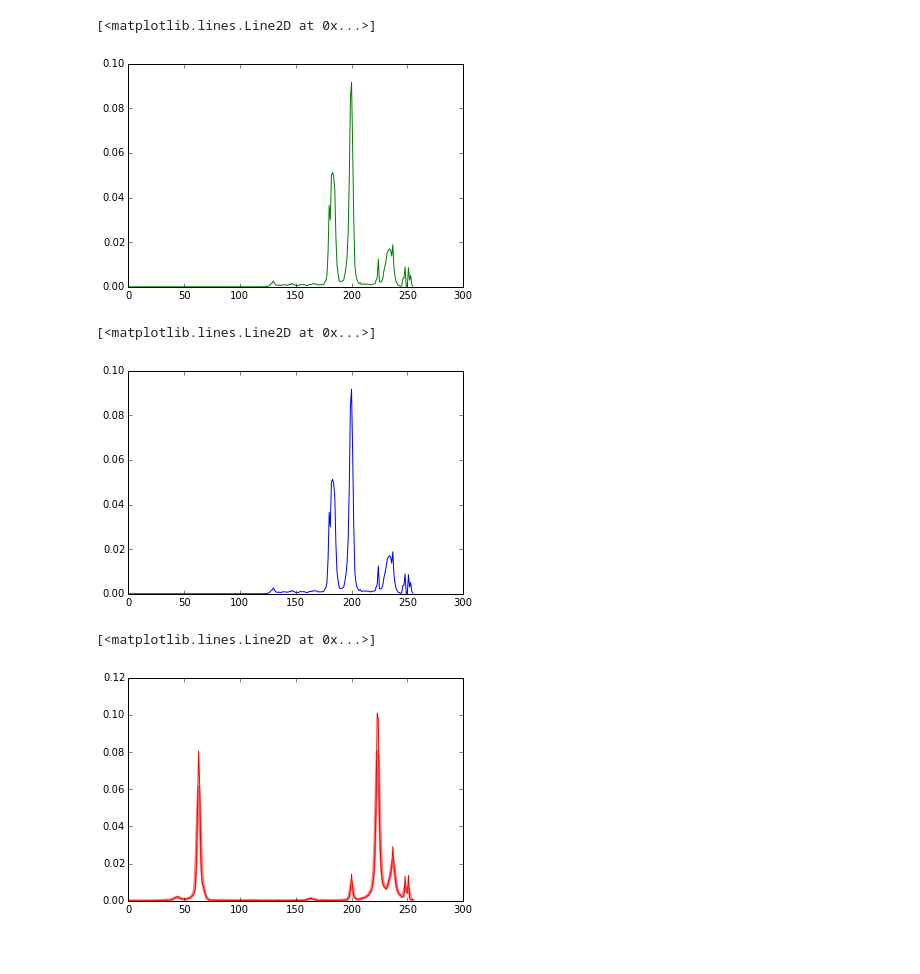
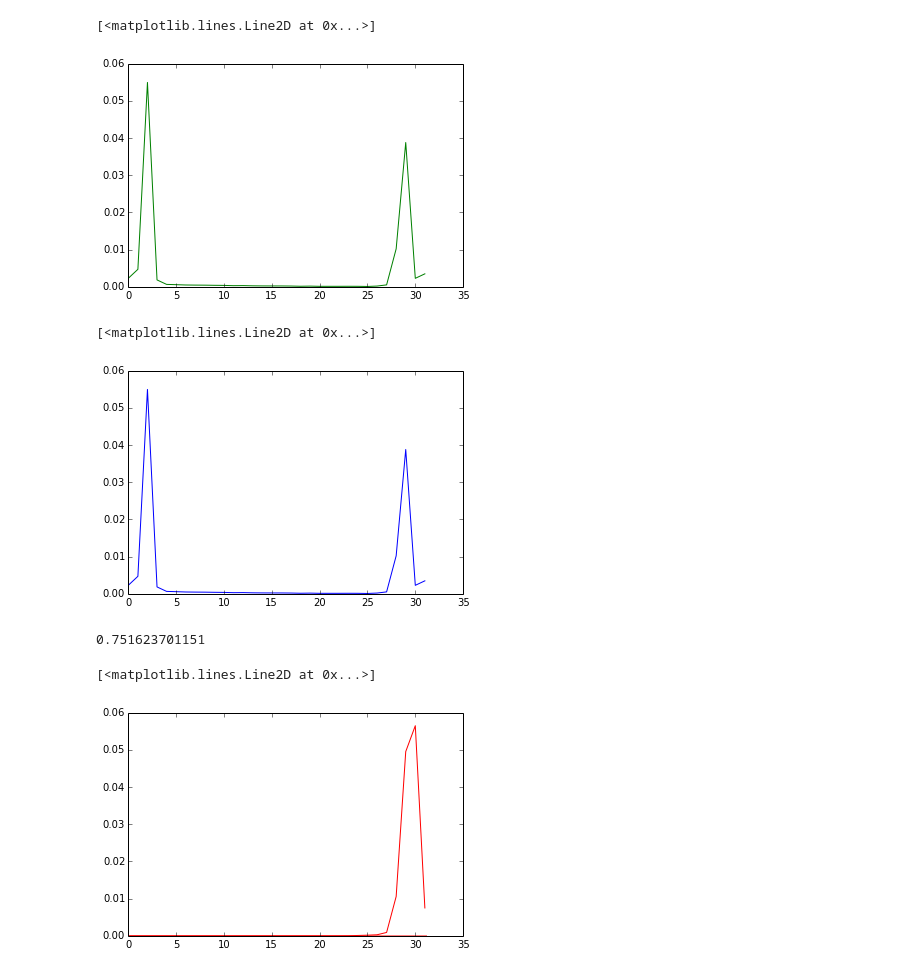
Before and after one commit to dinob0t/pp_class, a Jupyter notebook: color_histograms.ipynb, the cells around one changed output. Drawn from its saved outputs; the diff is of its cells as text; code cells hidden in the pictures.

```diff
--- a/color_histograms.ipynb
+++ b/color_histograms.ipynb
@@ -11,9 +11,9 @@ import skimage.io as io
 coll = io.ImageCollection('data/*.jpg')
 
 # Load picture, convert to grayscale and detect edges
-# 727, 742
-image_rgb = coll[727]
-
+# 727, 742,727
+image_rgb = coll[20]
+number_of_files = len(coll.files)
 # See the original picture
 fig1, (ax1) = plt.subplots(ncols=1, nrows=1, figsize=(8, 4))
 
@@ -26,5 +26,5 @@ plt.show()
 # %%
-bins = 256
+bins = 32
 histogram_red, _ = np.histogram(image_rgb[:,:,0].flatten(),bins, range=(0,255), normed=True)
 histogram_green, _ = np.histogram(image_rgb[:,:,1].flatten(),bins,range=(0,255), normed=True)
 histogram_blue, _ = np.histogram(image_rgb[:,:,2].flatten(),bins,range=(0,255), normed=True)
@@ -37,12 +37,12 @@ plt.plot(range(0,bins), histogram_red,'r')
 plt.plot(range(0,bins), histogram_green,'g')
 # %% [output]
 [<matplotlib.lines.Line2D at 0x...>]
-[figure, old version]
+[figure, new version]
 # %%
 plt.plot(range(0,bins), histogram_green,'b')
 # %% [output]
 [<matplotlib.lines.Line2D at 0x...>]
-[figure, old version]
+[figure, new version]
 # %%
 # max_histogram_count = np.max([histogram_red, histogram_green, histogram_blue])
 # histogram_red_normed = 1.0*histogram_red/max_histogram_count - 127
@@ -61,10 +63,11 @@ def kde_sklearn(x, x_grid, bandwidth, **kwargs):
     return np.exp(log_pdf)
 # %%
-pdf = kde_sklearn(image_rgb[:,:,0].flatten(), x_grid, bandwidth=1)
-plt.plot(x_grid, pdf, color='red', alpha=0.5, lw=3)
+pdf_red = kde_sklearn(image_rgb[:,:,0].flatten(), x_grid, bandwidth=0.1)
+plt.plot(x_grid, pdf_red, color='red', alpha=0.5, lw=3)
 plt.hold
 plt.plot(x_grid, histogram_red,'r')
 # %% [output]
-[<matplotlib.lines.Line2D at 0x...>]
+0.751623701151
+[<matplotlib.lines.Line2D at 0x...>]
-[figure, old version]
+[figure, new version]
 # %%
```
Also changed, not shown: parts of 11 cells of this notebook, 1 other file.
